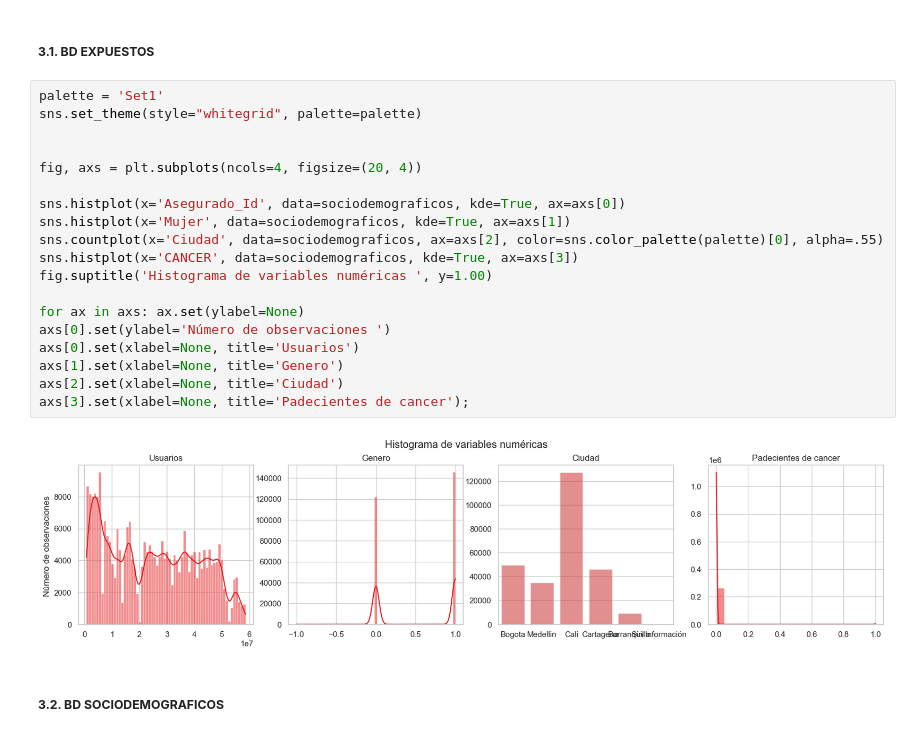
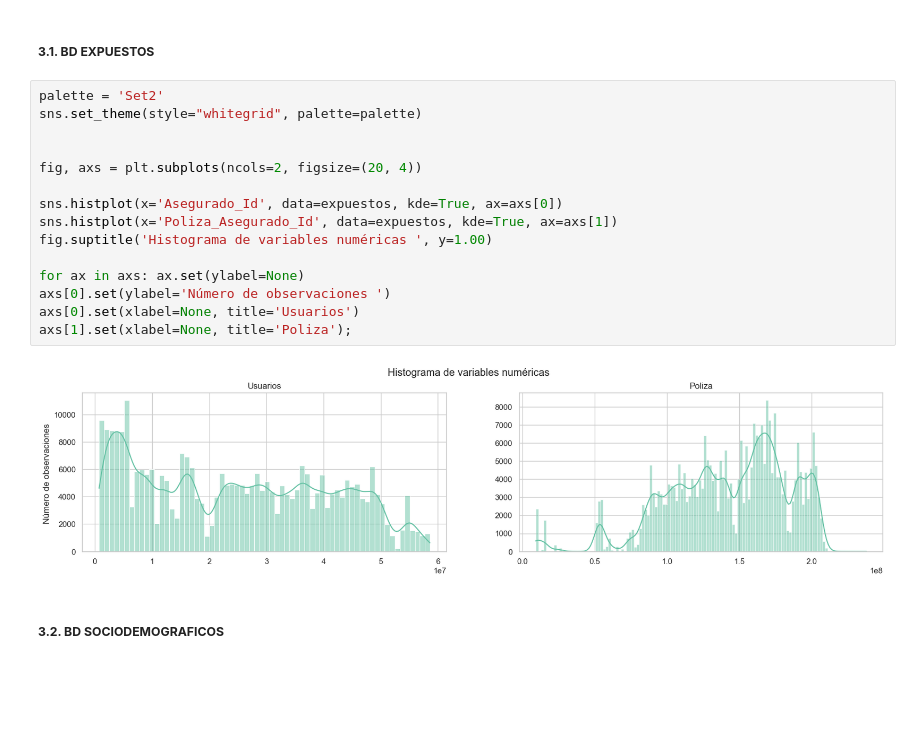
Before and after one commit to JavierBurgos-web/Alll_Proyecto_Finanzas, a Jupyter notebook: 3_notebook/a_exploracion.ipynb, the cells around one changed output. Saved outputs shown, nothing was run; the diff lists cells and outputs as text; blank space fills up the shorter version.

```diff
--- a/3_notebook/a_exploracion.ipynb
+++ b/3_notebook/a_exploracion.ipynb
@@ -250,25 +250,21 @@ La base cuenta con 5830 tipos de diagnostico
 # %% [markdown]
 ##### **3.1. BD EXPUESTOS**
 # %%
-palette = 'Set1'
+palette = 'Set2'
 sns.set_theme(style="whitegrid", palette=palette)
 
 
-fig, axs = plt.subplots(ncols=4, figsize=(20, 4))
+fig, axs = plt.subplots(ncols=2, figsize=(20, 4))
 
-sns.histplot(x='Asegurado_Id', data=sociodemograficos, kde=True, ax=axs[0])
-sns.histplot(x='Mujer', data=sociodemograficos, kde=True, ax=axs[1])
-sns.countplot(x='Ciudad', data=sociodemograficos, ax=axs[2], color=sns.color_palette(palette)[0], alpha=.55)
-sns.histplot(x='CANCER', data=sociodemograficos, kde=True, ax=axs[3])
+sns.histplot(x='Asegurado_Id', data=expuestos, kde=True, ax=axs[0])
+sns.histplot(x='Poliza_Asegurado_Id', data=expuestos, kde=True, ax=axs[1])
 fig.suptitle('Histograma de variables numéricas ', y=1.00)
 
 for ax in axs: ax.set(ylabel=None)
 axs[0].set(ylabel='Número de observaciones ')
 axs[0].set(xlabel=None, title='Usuarios')
-axs[1].set(xlabel=None, title='Genero')
-axs[2].set(xlabel=None, title='Ciudad')
-axs[3].set(xlabel=None, title='Padecientes de cancer');
+axs[1].set(xlabel=None, title='Poliza');
 # %% [output]
-[figure, old version]
+[figure, new version]
 # %% [markdown]
 ##### **3.2. BD SOCIODEMOGRAFICOS**
```
Also changed, not shown: parts of 3 cells of this notebook.
